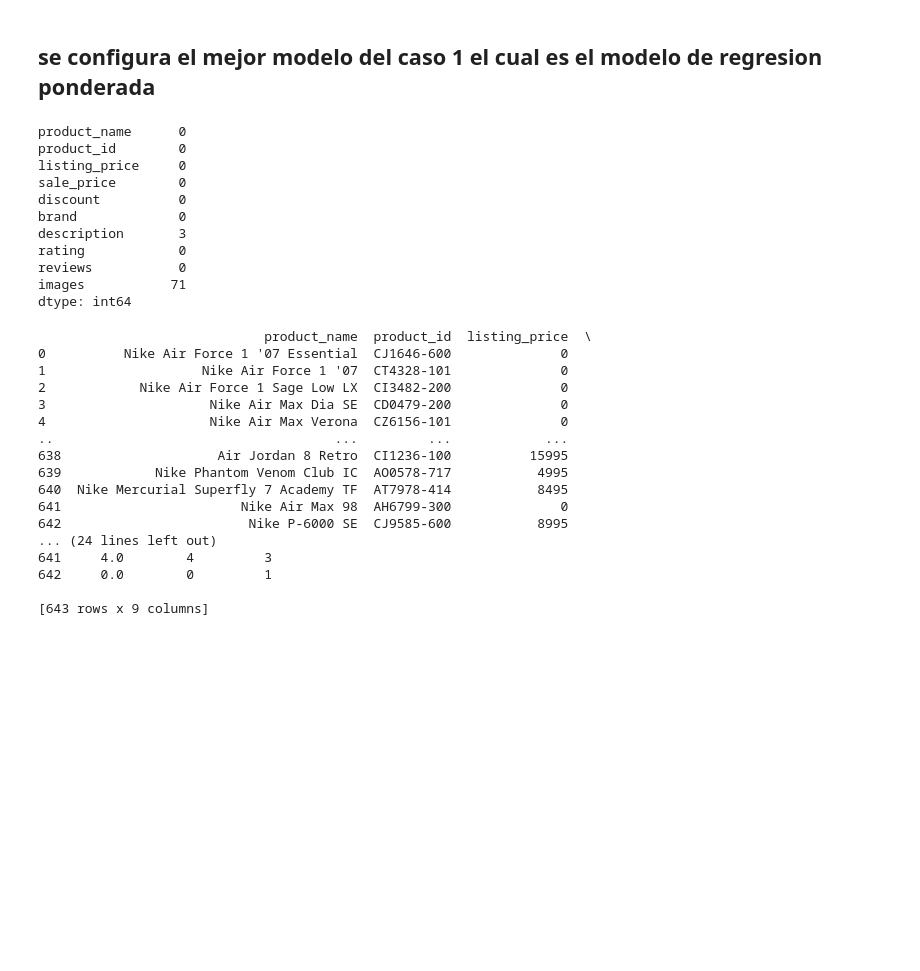
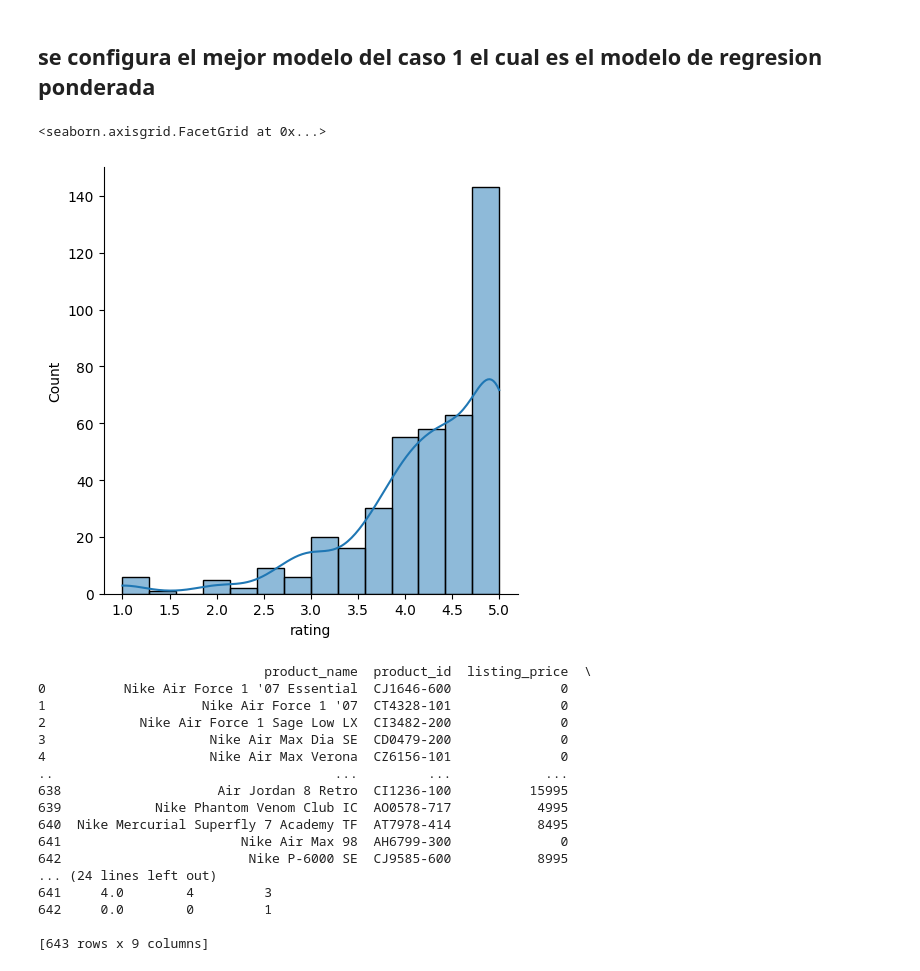
Before and after one commit to pau1ag/caso1, a Jupyter notebook: cross.ipynb, the cells around one changed output. Saved outputs shown, nothing was run; the diff lists cells and outputs as text; code cells hidden in the pictures; blank space fills up the shorter version.

```diff
--- a/cross.ipynb
+++ b/cross.ipynb
@@ -11,25 +11,15 @@ import seaborn as sns
 # %%
 #Importar base de datos
 df = pd.read_csv('nike_shoes_sales.csv')
-# %%
-total_faltantes_por_columna = df.isnull().sum()
-total_faltantes_por_columna
-# %% [output]
-product_name      0
-product_id        0
-listing_price     0
-sale_price        0
-discount          0
-brand             0
-description       3
-rating            0
-reviews           0
-images           71
-dtype: int64
 # %%
 df.drop(['discount', 'images'], axis=1, inplace=True)
 # %%
 df['description'].fillna('', inplace=True)
+# %%
+sns.displot(data=df[df["rating"] != 0], x="rating", kde=True)
+# %% [output]
+<seaborn.axisgrid.FacetGrid at 0x...>
+[figure, added]
 # %%
 #categorizacion del rating
 
```
Also changed, not shown: parts of 9 cells of this notebook.
